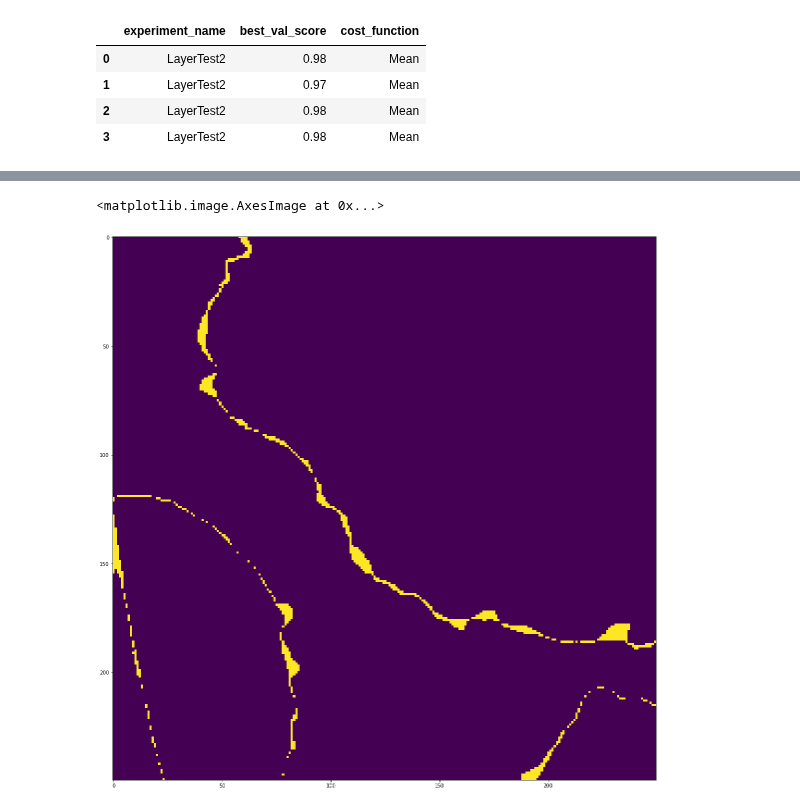
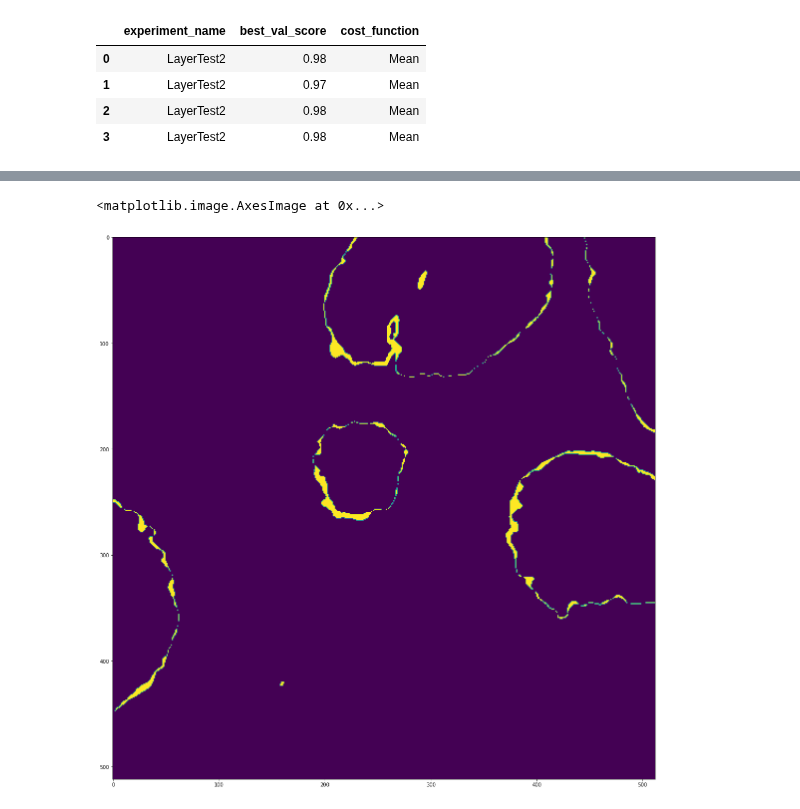
Before and after one commit to laura-rieger/segmenter, a Jupyter notebook: notebooks/Results.ipynb, the cells around one changed output, grey strips where cells are left out. Cells and saved outputs as stored; diff of their text form; code cells hidden in the pictures.

```diff
--- a/notebooks/Results.ipynb
+++ b/notebooks/Results.ipynb
@@ -101,5 +97,5 @@ x.shape
 # %%
-img_idx = -5
+img_idx = -7
 test_img_np  = ((x[img_idx][None, ].astype(np.float32) -my_data.mean)/my_data.std)
 with torch.no_grad():
     img_t = torch.Tensor(test_img_np).to(device)
@@ -124,8 +172,8 @@ axes[4].imshow(std_large)
 # %%
 
 
 fig, axes = plt.subplots(figsize = (20,20))
-axes.imshow((show_img !=np.argmax(output, axis=0))[:250, :250] )
+axes.imshow((show_img !=np.argmax(output, axis=0))[:512, :512] )
 # %% [output]
 <matplotlib.image.AxesImage at 0x...>
-[figure, old version]
+[figure, new version]
```
Also changed, not shown: parts of 13 cells of this notebook, 3 other files.
